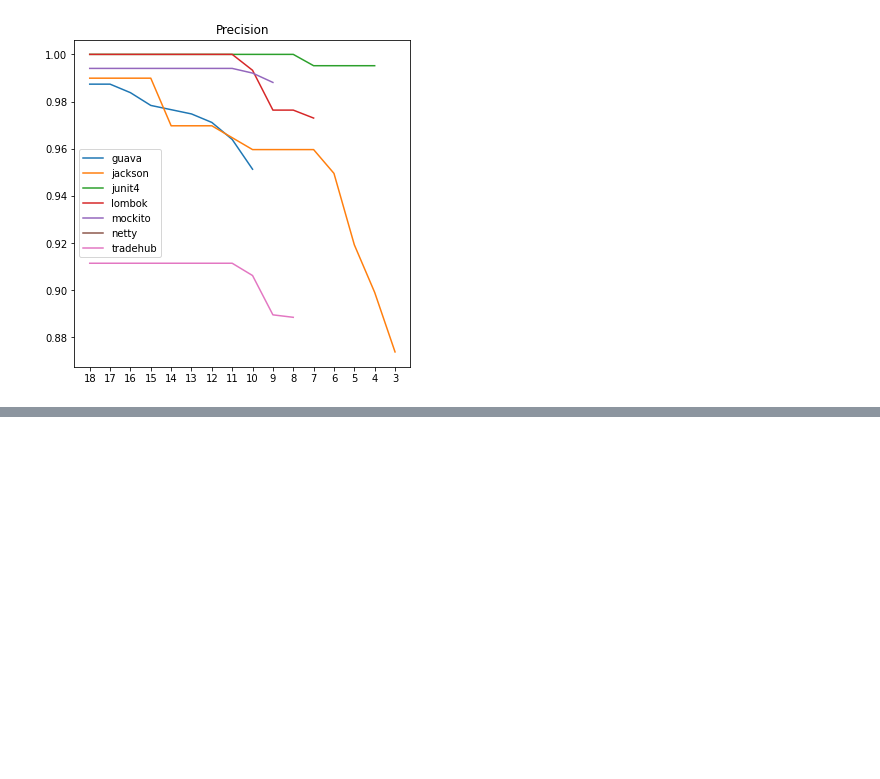
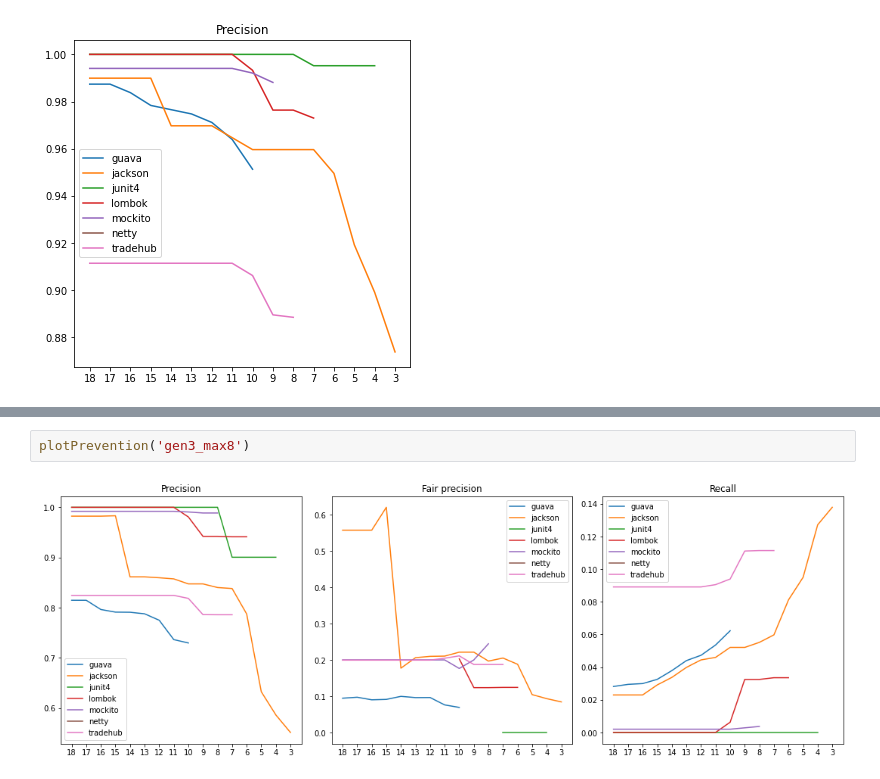
Before and after one commit to mrmegapolys/GitRules, a Jupyter notebook: notebooks/evaluation.ipynb, the cells around one changed output, grey strips where cells are left out. Drawn from its saved outputs; the diff is of its cells as text; blank space fills up the shorter version.

```diff
--- a/notebooks/evaluation.ipynb
+++ b/notebooks/evaluation.ipynb
@@ -130,0 +135,4 @@ plotFalseAlarm('gen2_50_95')
+# %%
+plotPrevention('gen3_max8')
+# %% [output]
+[figure, added]
```
Also changed, not shown: parts of 2 cells of this notebook, 9 other files.
